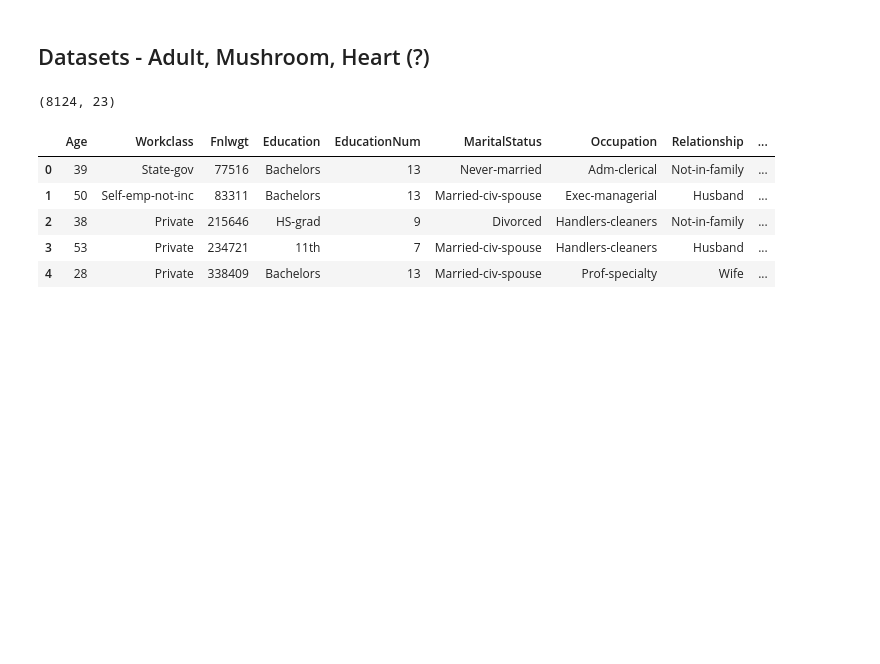
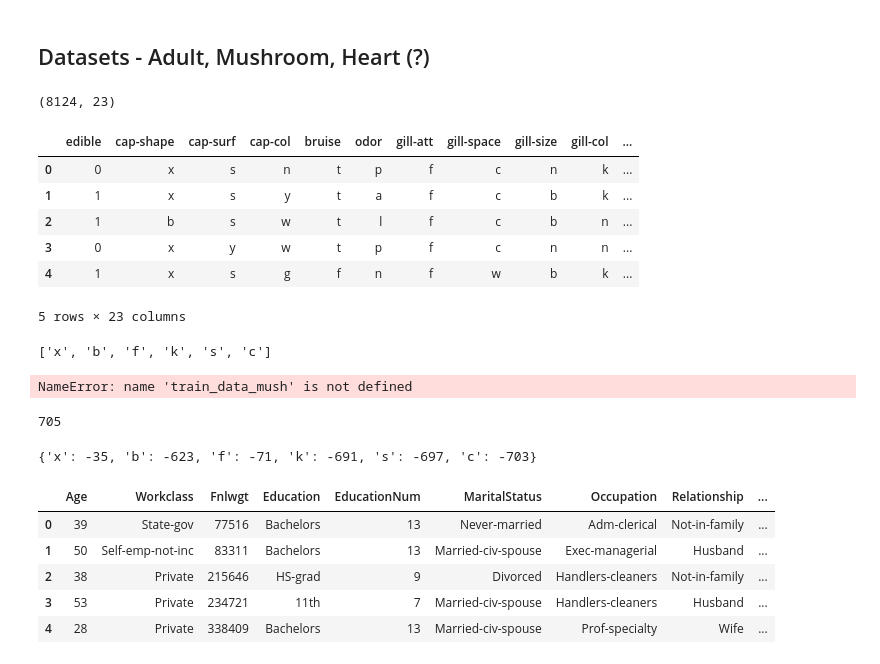
Before and after one commit to ssuihko/DPimplementation, a Jupyter notebook: finalDPRF_new.ipynb, the cells around one changed output. Cells and saved outputs as stored; diff of their text form; code cells hidden in the pictures; blank space fills up the shorter version.

```diff
--- a/finalDPRF_new.ipynb
+++ b/finalDPRF_new.ipynb
@@ -24,3 +24,13 @@ Dmush = mushdata.to_numpy()
 mushdata.shape
 # %% [output]
 (8124, 23)
+# %%
+mushdata.head()
+# %% [output]
+|  | edible | cap-shape | cap-surf | cap-col | bruise | odor | gill-att | gill-space | gill-size | gill-col | ... |
+| 0 | 0 | x | s | n | t | p | f | c | n | k | ... |
+| 1 | 1 | x | s | y | t | a | f | c | b | k | ... |
+| 2 | 1 | b | s | w | t | l | f | c | b | n | ... |
+| 3 | 0 | x | y | w | t | p | f | c | n | n | ... |
+| 4 | 1 | x | s | g | f | n | f | w | b | k | ... |
+5 rows × 23 columns
@@ -27,3 +40,22 @@ mushdata.shape
+# %%
+list(g.keys())
+# %% [output]
+['x', 'b', 'f', 'k', 's', 'c']
+# %%
+train_data_mush.shape
+# %% [output]
+NameError: name 'train_data_mush' is not defined
+# %%
+sum(g.values())
+# %% [output]
+705
+# %%
+# g[el] -> |C|
+# | X_i \ C |
+#
+{el: g[el] - (sum(g.values()) - g[el]) for el in g.keys()}
+# %% [output]
+{'x': -35, 'b': -623, 'f': -71, 'k': -691, 's': -697, 'c': -703}
 # %%
 mushdata = mushdata[["cap-shape", "cap-surf", "cap-col", "bruise", "odor", "gill-att", "gill-space", "gill-size",
 "gill-col", "stalk-shape", "stalk-root", "st-surf-ab-ring", "st-surf-bl-ring", "st-col-ab-ring", "st-col-bl-ring",
```
Also changed, not shown: parts of 35 cells of this notebook, 2 other files.
